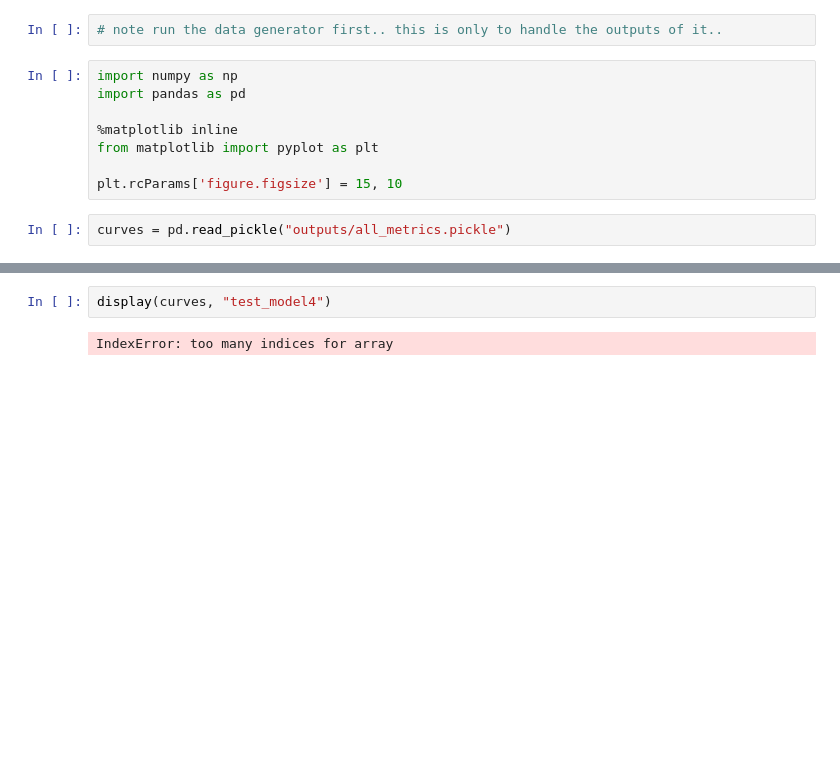
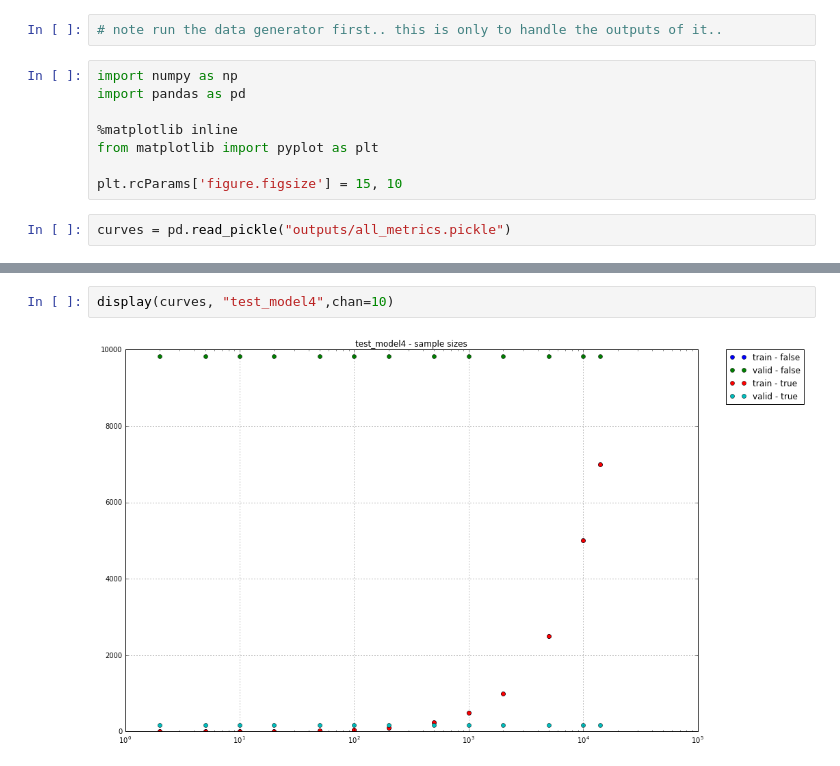
Before and after one commit to ashleysmart/kaggle_share, a Jupyter notebook: dstl_sat_images/roi_research/ROILeaningCurveAnalysisVersion2.ipynb, the cells around one changed output, grey strips where cells are left out. Saved outputs shown, nothing was run; the diff lists cells and outputs as text; blank space fills up the shorter version.

```diff
--- a/dstl_sat_images/roi_research/ROILeaningCurveAnalysisVersion2.ipynb
+++ b/dstl_sat_images/roi_research/ROILeaningCurveAnalysisVersion2.ipynb
@@ -132,4 +138,4 @@ display(curves, "test_model3")
 # %%
-display(curves, "test_model4")
+display(curves, "test_model4",chan=10)
 # %% [output]
-IndexError: too many indices for array
+[figure, added]
```
Also changed, not shown: parts of 11 cells of this notebook, 44 other files.
